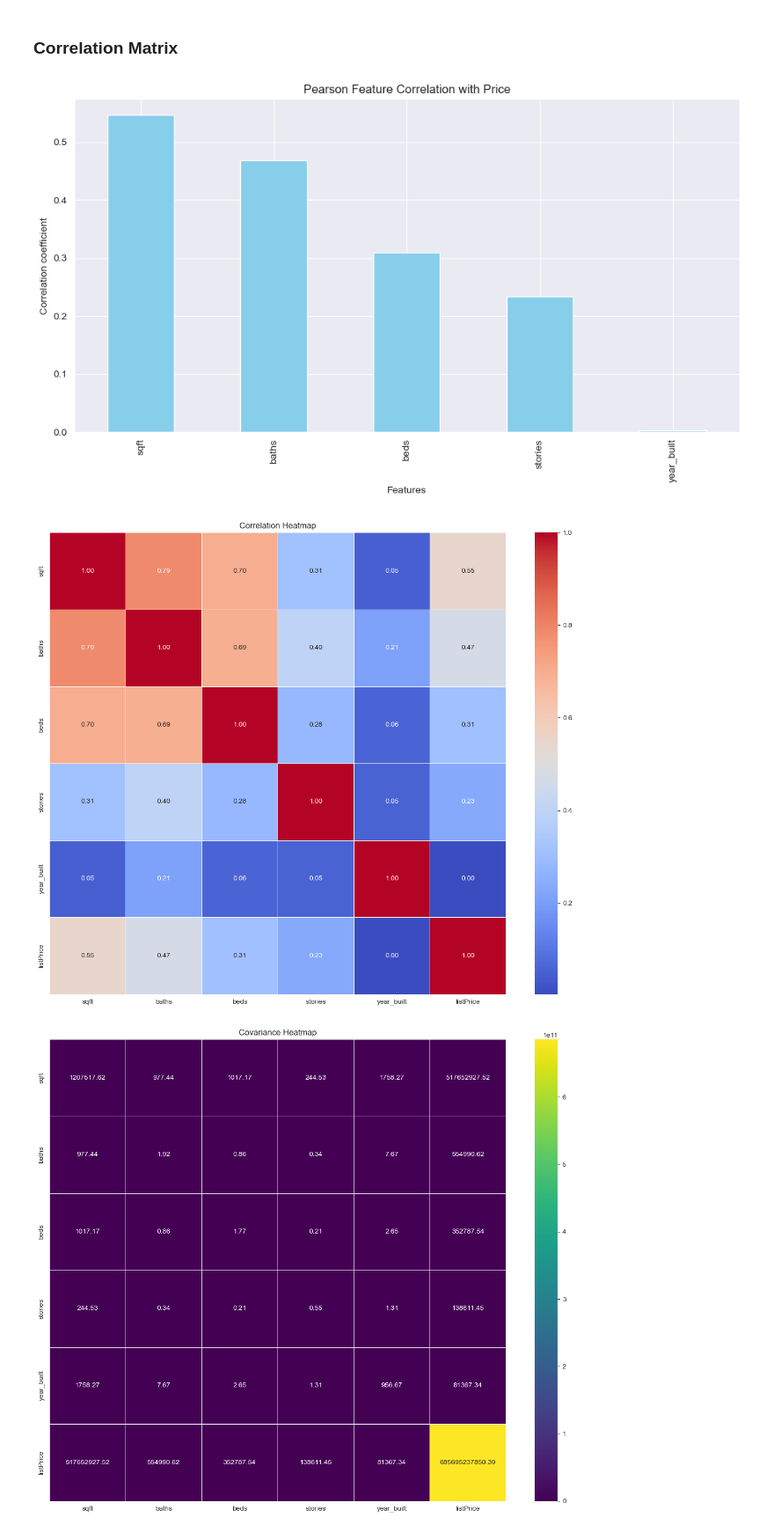
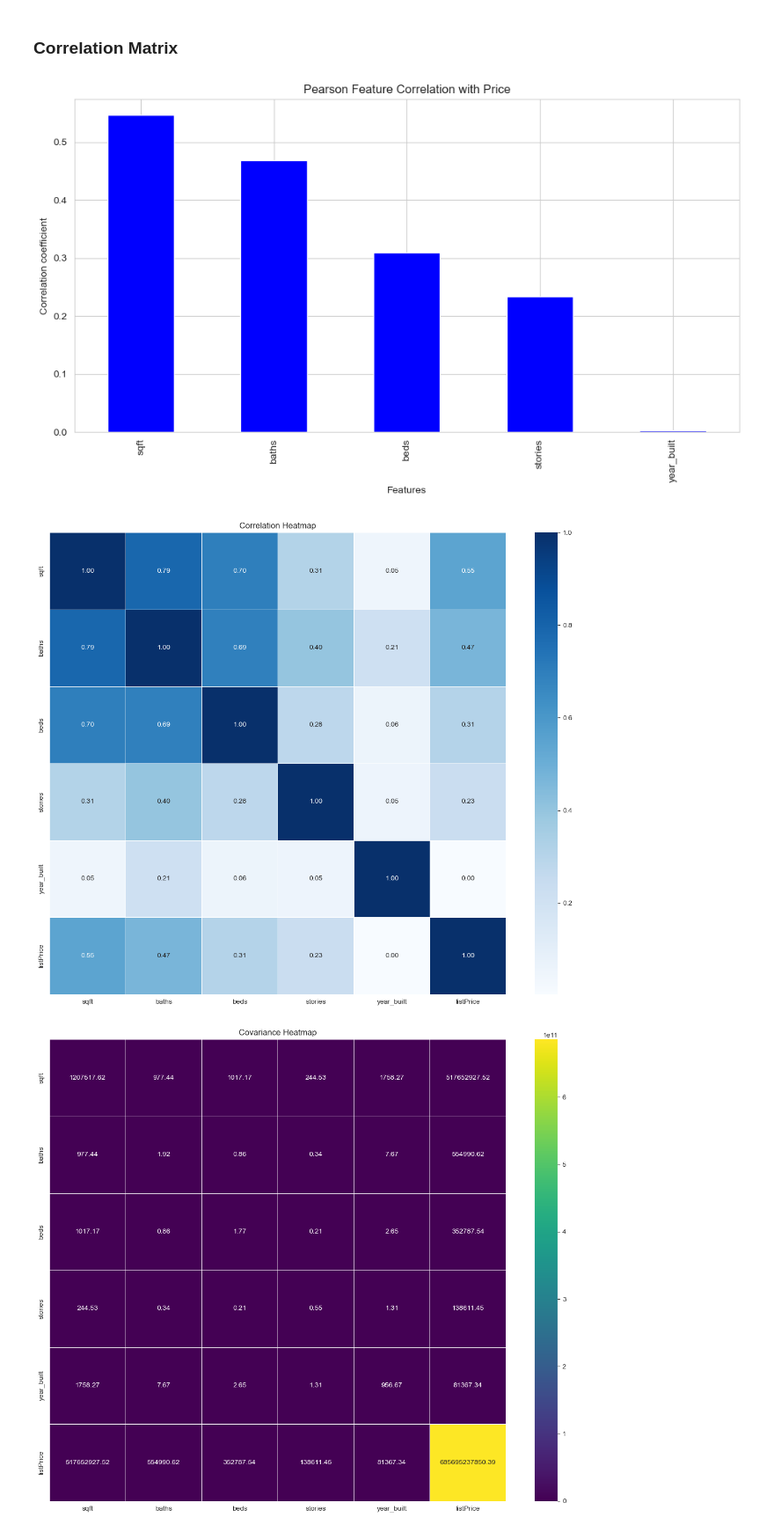
Before and after one commit to amodhyh/Real-Estate-Price-Predictor, a Jupyter notebook: house_price_predict_21E045.ipynb, the cells around one changed output. Shown at 88% size. Cells and saved outputs as stored; diff of their text form; code cells hidden in the pictures.

```diff
--- a/house_price_predict_21E045.ipynb
+++ b/house_price_predict_21E045.ipynb
@@ -111,27 +142,27 @@ df.describe()
 ### Correlation Matrix
 # %%
 
-corr_matrix = df.corr(method='pearson' ,numeric_only=True)
+corr_matrix = df.corr(method='pearson',numeric_only=True)
 
 price_corr = corr_matrix[target_col].drop(target_col).sort_values(ascending=False)
 
 plt.figure(figsize=(10,6))
-price_corr.plot(kind='bar', color='skyblue')
+price_corr.plot(kind='bar',color='blue')
 plt.title('Pearson Feature Correlation with Price')
 plt.ylabel('Correlation coefficient')
 plt.xlabel('Features')
 plt.tight_layout()
 plt.show()
 # %% [output]
-[figure, old version]
+[figure, new version]
 # %%
 plt.figure(figsize=(12, 10))
-sns.heatmap(corr_matrix,annot=True,cmap='coolwarm',fmt='.2f',linewidths=0.5)
+sns.heatmap(corr_matrix,annot=True,cmap='Blues',fmt='.2f',linewidths=0.5)
 plt.title('Correlation Heatmap')
 plt.tight_layout()
 plt.show()
 # %% [output]
-[figure, old version]
+[figure, new version]
 # %%
 cov_matrix = df.cov(numeric_only=True)
 plt.figure(figsize=(12, 10))
```
Also changed, not shown: parts of 5 cells of this notebook.
